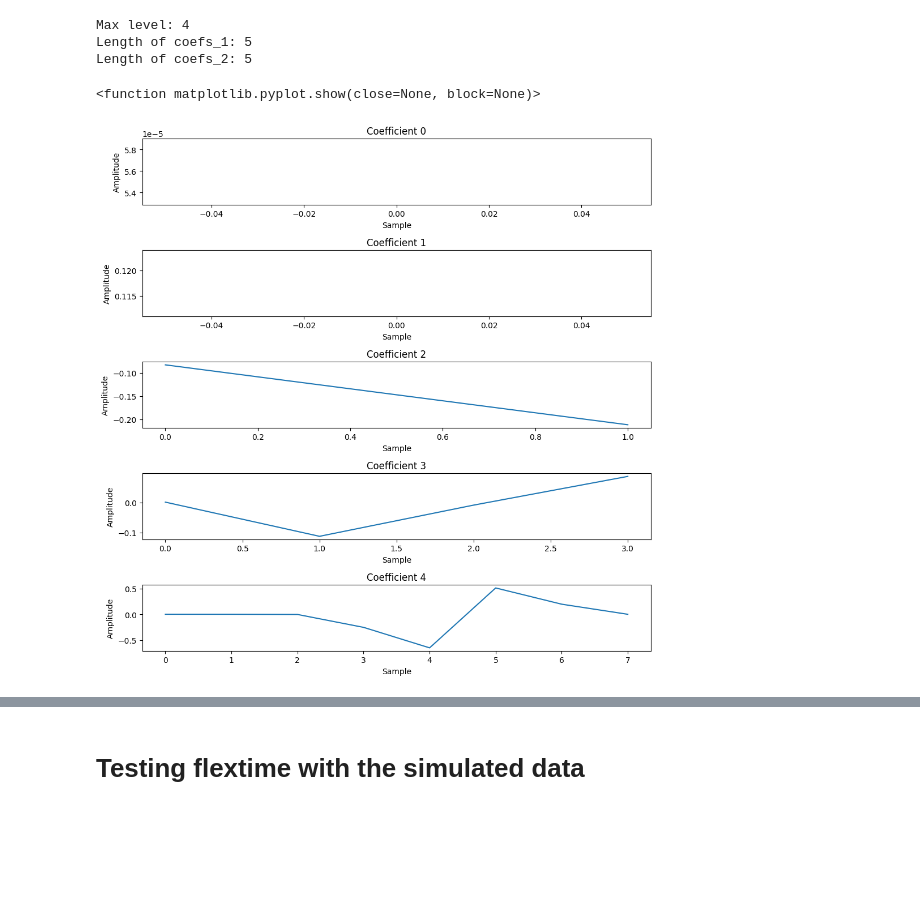
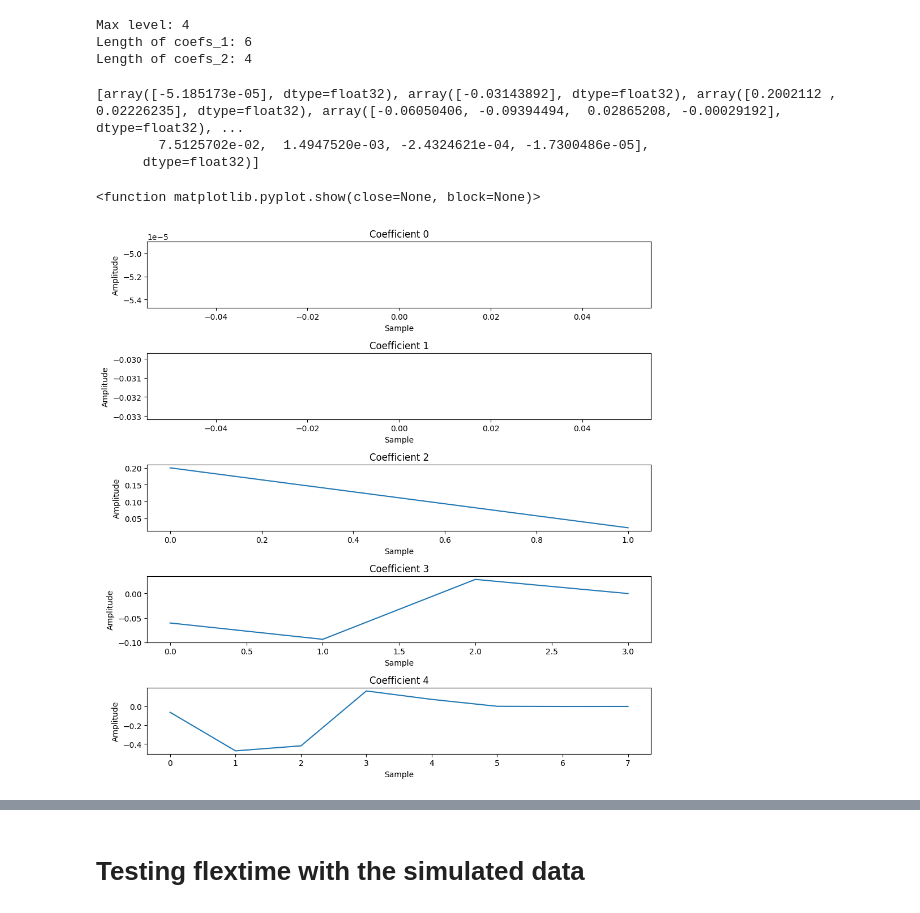
Before and after one commit to aliciags/learnable-masks-explainability-time-series, a Jupyter notebook: comparison.ipynb, the cells around one changed output, grey strips where cells are left out. Drawn from its saved outputs; the diff is of its cells as text; code cells hidden in the pictures; blank space fills up the shorter version.

```diff
--- a/comparison.ipynb
+++ b/comparison.ipynb
@@ -14,4 +25,6 @@ np.random.seed(33)
 # %%
+set_seed(42)
+
 # Load and shape synthetic test data
 x = None
 y = None
@@ -19,7 +32,7 @@ y = None
 fs = 16
 
 # load the data from synthetic data
-data_folder = "./data/synthetic/test_2"
+data_folder = "./data/synthetic/test_3"
 data_files = os.listdir(data_folder)
 for file in data_files:
     if "samples_0" in file:
@@ -50,9 +63,16 @@ print(y.shape)
 x = torch.tensor(x, dtype=torch.float32)
 y = torch.tensor(y, dtype=torch.long)
 
+# Shuffle indices once
+indices = torch.randperm(len(x))
+
+# Apply the shuffle
+x_shuffled = x[indices]
+y_shuffled = y[indices]
+
 # create the dataset
-dataset = TensorDataset(x, y)
+dataset = TensorDataset(x_shuffled, y_shuffled)
 
 # create the DataLoader
-test_loader = DataLoader(dataset, batch_size=128, shuffle=True)
+test_loader = DataLoader(dataset, batch_size=128)
 # %% [output]
@@ -65,13 +85,13 @@ signals_1 = []
 for batch in test_loader:
     x, y = batch
 
-    for i in range(10, len(x)):
+    for i in range(0, len(x)):
         if y[i] == 0:
             signals_0.append(x[i, 0, :].numpy())
         else:
             signals_1.append(x[i, 0, :].numpy())
 
-        if i == 19:
+        if i == 9:
             break
     break
 
@@ -148,14 +168,20 @@ for signal_1 in signals_1:
 max_level = pywt.dwt_max_level(len(signal_1), 'db1')
 print(f"Max level: {max_level}")
 
-coefs_0 = pywt.wavedec(signal_0, 'db1', level=max_level)
-coefs_1 = pywt.wavedec(signal_1, 'db1', level=max_level)
+coeffs_0 = []
+for signal_0 in signals_0:
+    coeffs_0.append(pywt.wavedec(signal_0, 'db1', level=max_level))
 
-print(f"Length of coefs_1: {len(coefs_0)}")
-print(f"Length of coefs_2: {len(coefs_1)}")
+coeffs_1 = []
+for signal_1 in signals_1:
+    coeffs_1.append(pywt.wavedec(signal_1, 'db1', level=max_level))
+
+
+print(f"Length of coefs_1: {len(coeffs_0)}")
+print(f"Length of coefs_2: {len(coeffs_1)}")
 # %% [output]
 Max level: 4
-Length of coefs_1: 5
-Length of coefs_2: 5
+Length of coefs_1: 6
+Length of coefs_2: 4
 # %%
 # print the scaloegram
@@ -204,16 +246,22 @@ def plot_dwt_scaleogram_freq(fs, coeffs, level, time, data):
         plt.show()
 # %%
 # print all the coefficients
-fig, ax = plt.subplots(len(coefs_1), figsize=(10, 10))
+fig, ax = plt.subplots(len(coeffs_1[0]), figsize=(10, 10))
 
-for i, coef in enumerate(coefs_1):
-    ax[i].plot(coef)
+# print the coefficients
+print(coeffs_1[0])
+
+for i, coeff in enumerate(coeffs_1[0]):
+    ax[i].plot(coeff)
     ax[i].set_title(f'Coefficient {i}')
     ax[i].set_xlabel('Sample')
     ax[i].set_ylabel('Amplitude')
 
 plt.tight_layout()
 plt.show
 # %% [output]
-<function matplotlib.pyplot.show(close=None, block=None)>
+[array([-5.185173e-05], dtype=float32), array([-0.03143892], dtype=float32), array([0.2002112 , 0.02226235], dtype=float32), array([-0.06050406, -0.09394494,  0.02865208, -0.00029192], dtype=float32), ...
+        7.5125702e-02,  1.4947520e-03, -2.4324621e-04, -1.7300486e-05],
+      dtype=float32)]
+<function matplotlib.pyplot.show(close=None, block=None)>
-[figure, old version]
+[figure, new version]
```
Also changed, not shown: parts of 31 cells of this notebook, 9 other files.
